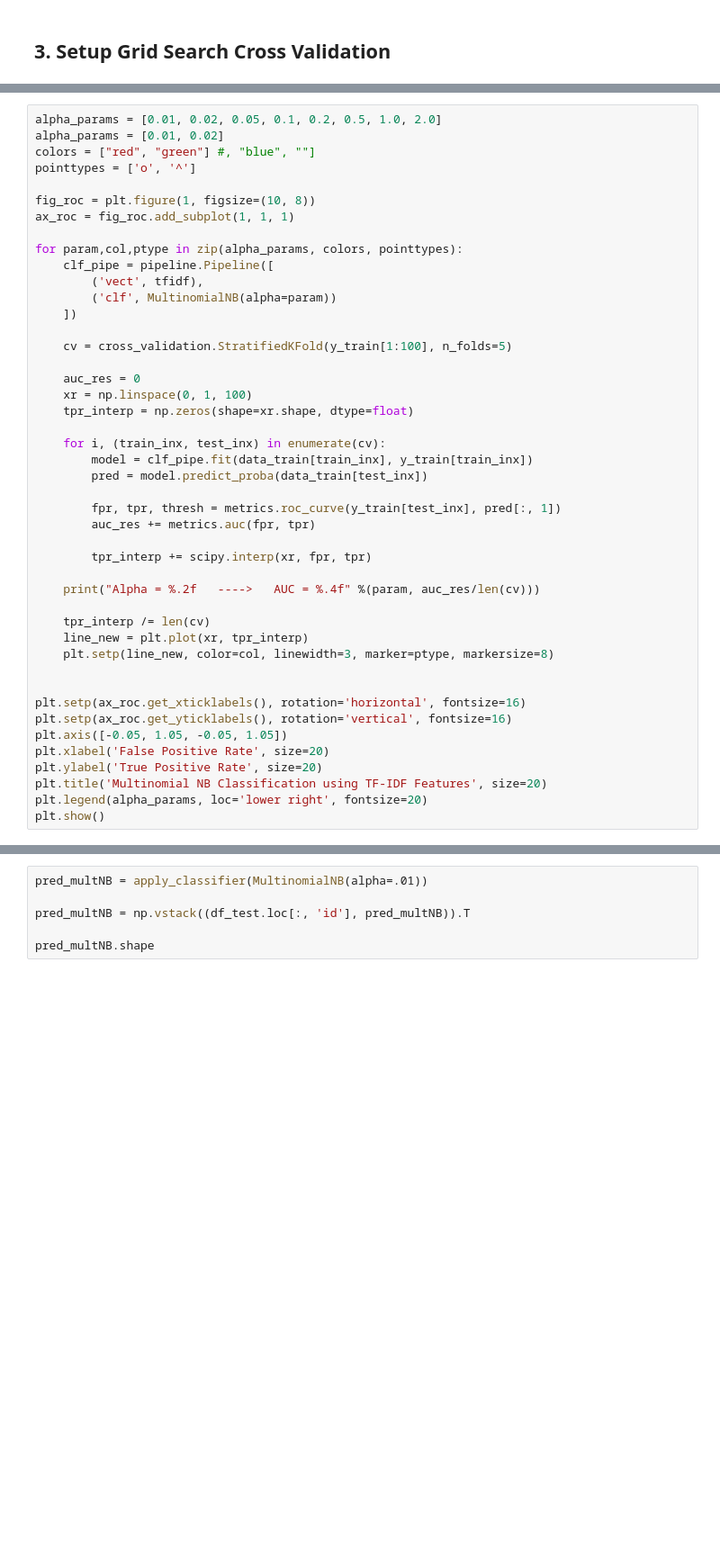
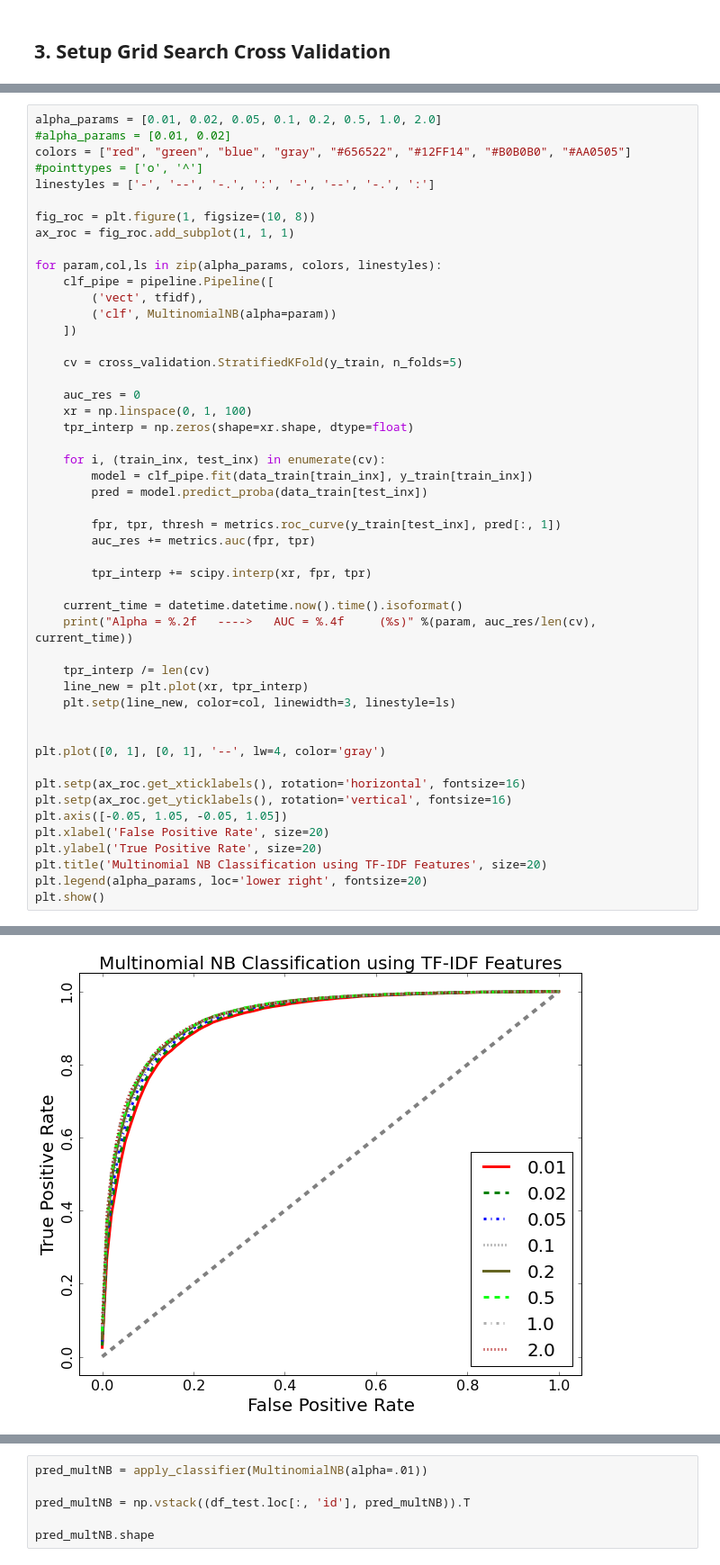
Before and after one commit to vmirly/IMDB-reviews, a Jupyter notebook: code/classify_Naive_Bayes_GSCV.ipynb, the cells around one changed output, grey strips where cells are left out. Shown: that part at 90% size. Saved outputs shown, nothing was run; the diff lists cells and outputs as text; blank space fills up the shorter version.

Commit message:
cross-validation ROC curve

```diff
--- a/code/classify_Naive_Bayes_GSCV.ipynb
+++ b/code/classify_Naive_Bayes_GSCV.ipynb
@@ -198,19 +200,20 @@ from sklearn.naive_bayes import MultinomialNB
 # %%
 alpha_params = [0.01, 0.02, 0.05, 0.1, 0.2, 0.5, 1.0, 2.0]
-alpha_params = [0.01, 0.02]
-colors = ["red", "green"] #, "blue", ""]
-pointtypes = ['o', '^']
+#alpha_params = [0.01, 0.02]
+colors = ["red", "green", "blue", "gray", "#656522", "#12FF14", "#B0B0B0", "#AA0505"]
+#pointtypes = ['o', '^']
+linestyles = ['-', '--', '-.', ':', '-', '--', '-.', ':']
 
 fig_roc = plt.figure(1, figsize=(10, 8))
 ax_roc = fig_roc.add_subplot(1, 1, 1)
 
-for param,col,ptype in zip(alpha_params, colors, pointtypes):
+for param,col,ls in zip(alpha_params, colors, linestyles):
     clf_pipe = pipeline.Pipeline([
         ('vect', tfidf),
         ('clf', MultinomialNB(alpha=param))
     ])
 
-    cv = cross_validation.StratifiedKFold(y_train[1:100], n_folds=5)
+    cv = cross_validation.StratifiedKFold(y_train, n_folds=5)
 
     auc_res = 0
     xr = np.linspace(0, 1, 100)
@@ -225,12 +228,15 @@ for param,col,ptype in zip(alpha_params, colors, pointtypes):
 
         tpr_interp += scipy.interp(xr, fpr, tpr)
 
-    print("Alpha = %.2f   ---->   AUC = %.4f" %(param, auc_res/len(cv)))
+    current_time = datetime.datetime.now().time().isoformat()
+    print("Alpha = %.2f   ---->   AUC = %.4f     (%s)" %(param, auc_res/len(cv), current_time))
 
     tpr_interp /= len(cv)
     line_new = plt.plot(xr, tpr_interp)
-    plt.setp(line_new, color=col, linewidth=3, marker=ptype, markersize=8)
+    plt.setp(line_new, color=col, linewidth=3, linestyle=ls)
 
+
+plt.plot([0, 1], [0, 1], '--', lw=4, color='gray')
 
 plt.setp(ax_roc.get_xticklabels(), rotation='horizontal', fontsize=16)
 plt.setp(ax_roc.get_yticklabels(), rotation='vertical', fontsize=16)
@@ -240,3 +246,4 @@ plt.ylabel('True Positive Rate', size=20)
 plt.title('Multinomial NB Classification using TF-IDF Features', size=20)
 plt.legend(alpha_params, loc='lower right', fontsize=20)
 plt.show()
+# %% [output]
@@ -242,0 +258 @@ plt.show()
+[figure, added]
```
Also changed, not shown: parts of 6 cells of this notebook.
